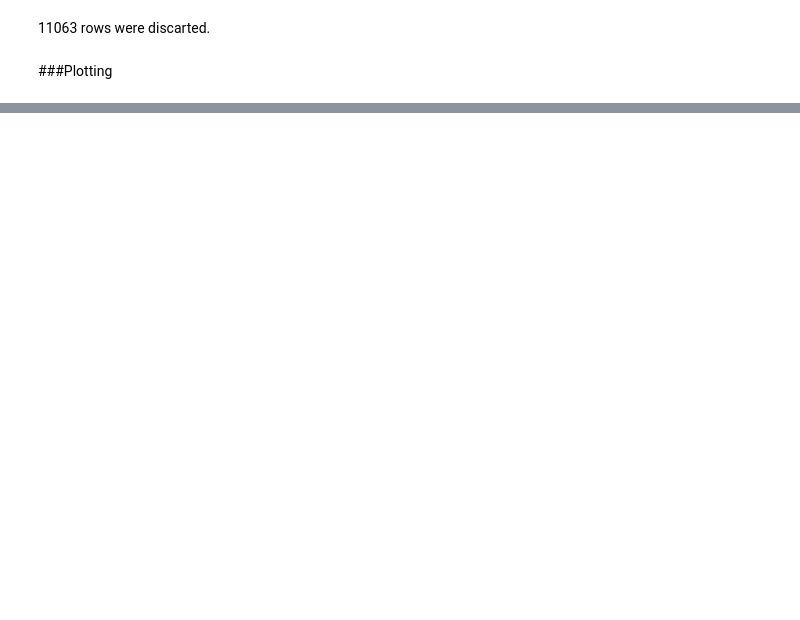
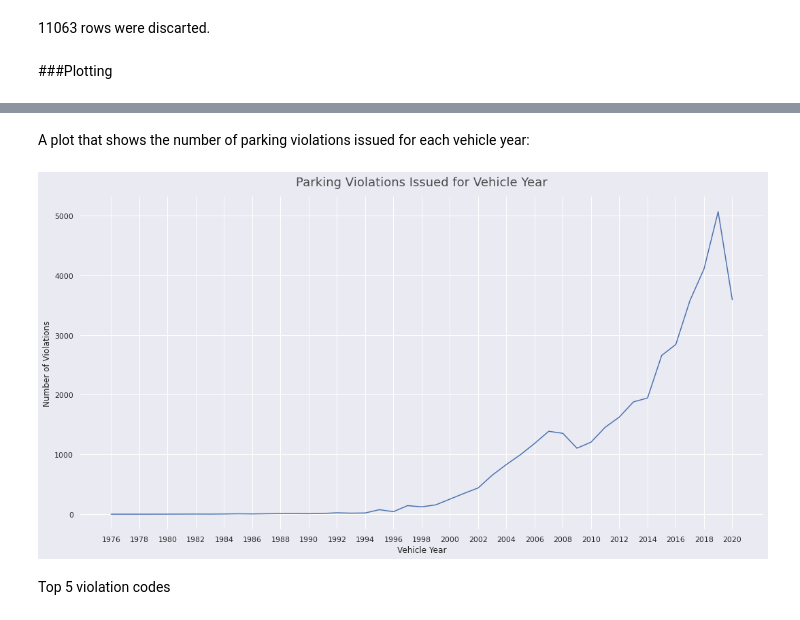
Before and after one commit to pedrohortencio/data-analysis-projects, a Jupyter notebook: NYC Parking Violations/NYC_Parking_Violations.ipynb, the cells around one changed output, grey strips where cells are left out. Cells and saved outputs as stored; diff of their text form; code cells hidden in the pictures; blank space fills up the shorter version.

Commit message:
feat: add 3 new visualizations

```diff
--- a/NYC Parking Violations/NYC_Parking_Violations.ipynb
+++ b/NYC Parking Violations/NYC_Parking_Violations.ipynb
@@ -222,3 +222,5 @@ Columns: 7
 11063 rows were discarted.
 # %% [markdown]
 ###Plotting
+# %%
+violations_by_vehicle_year = df.groupby('Vehicle Year')['Summons Number'].count()
@@ -224,0 +247,30 @@ Columns: 7
+# %%
+import seaborn as sns
+import matplotlib.pyplot as plt
+
+sns.set_theme()
+# %% [markdown]
+A plot that shows the number of parking violations issued for each vehicle year:
+# %%
+fig = plt.figure(figsize=(18, 9))
+fig.patch.set_facecolor('#eaeaf2')
+plt.box(False)
+
+ax = sns.lineplot(x=violations_by_vehicle_year.index, y=violations_by_vehicle_year.values)
+
+
+#years = [1976, 1980, 1985, 1990, 1995, 2000, 2004, 2006, 2008, 2010, 2012, 2014, 2016, 2018, 2020]
+#years = [1975, 1980, 1985, 1990, 1995, 2000, 2005, 2010, 2015, 2020]
+years = [x for x in range(1976, 2021, 2)]
+
+ax.set_xticks(years)
+ax.set(xlabel='Vehicle Year', ylabel='Number of Violations')
+
+plt.title('Parking Violations Issued for Vehicle Year',
+          size=18, alpha=0.8, y=1.02)
+
+plt.show();
+# %% [output]
+[figure, added]
+# %% [markdown]
+Top 5 violation codes
```
Also changed, not shown: parts of 14 cells of this notebook.
